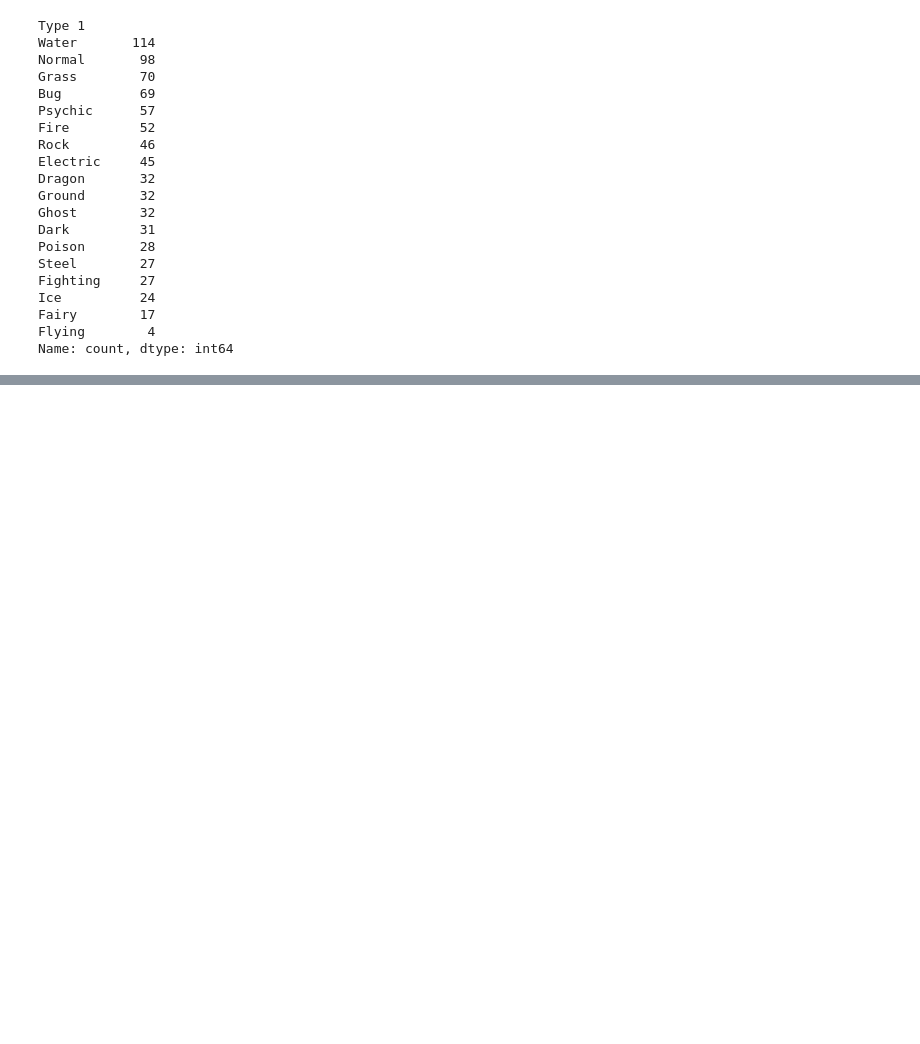
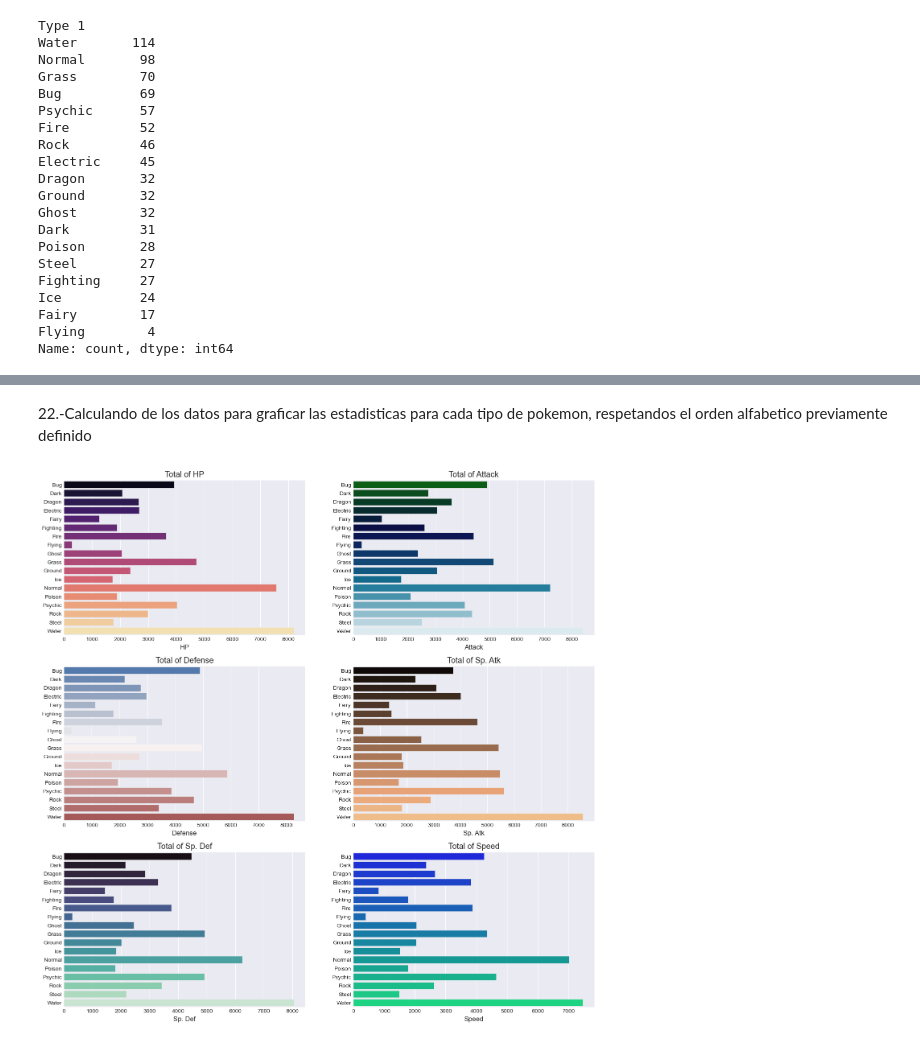
Before and after one commit to DanielGarciaPluma/ECBD_9A_IDGS_PRACTICAS_230187, a Jupyter notebook: Untitled.ipynb, the cells around one changed output, grey strips where cells are left out. Cells and saved outputs as stored; diff of their text form; code cells hidden in the pictures; blank space fills up the shorter version.

```diff
--- a/Untitled.ipynb
+++ b/Untitled.ipynb
@@ -276,0 +358,4 @@ Name: count, dtype: int64
+# %%
+list_types=pokemons['Type'].unique().tolist() # Convert the array of types into a list
+list_types.sort() # Sorting the list of strings alphabetically
+list_types
@@ -276,0 +381,22 @@ Name: count, dtype: int64
+# %% [markdown]
+22.-Calculando de los datos para graficar las estadisticas para cada tipo de pokemon, respetandos el orden alfabetico previamente definido
+# %%
+plt.style.use('ggplot')##Carga el estilo del contenedor del grafico
+plt.style.use('seaborn-v0_8-darkgrid')
+
+stats = pokemons[['HP','Attack','Defense','Sp. Atk','Sp. Def','Speed']]
+k = 1
+m = 0
+palette = ['magma','ocean','vlag','copper','mako','winter']
+
+plt.figure(figsize=(17, 17))
+
+for i in stats:
+    plt.subplot(3, 2, k)
+    k = k + 1
+    # Agregamos hue=list_types y legend=False para evitar el FutureWarning
+    sns.barplot(x=pokemons.groupby('Type').sum()[i], y=list_types, hue=list_types, palette=palette[m], legend=False)
+    m = m + 1
+    plt.title('Total of ' + i)
+# %% [output]
+[figure, added]
```
Also changed, not shown: parts of 11 cells of this notebook.
